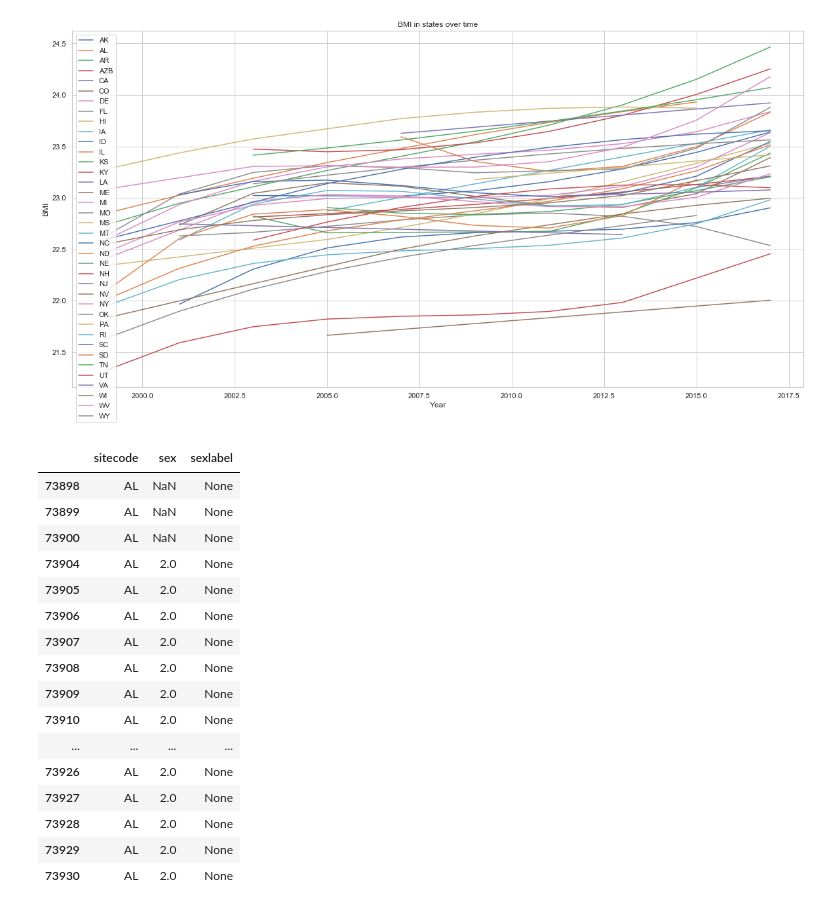
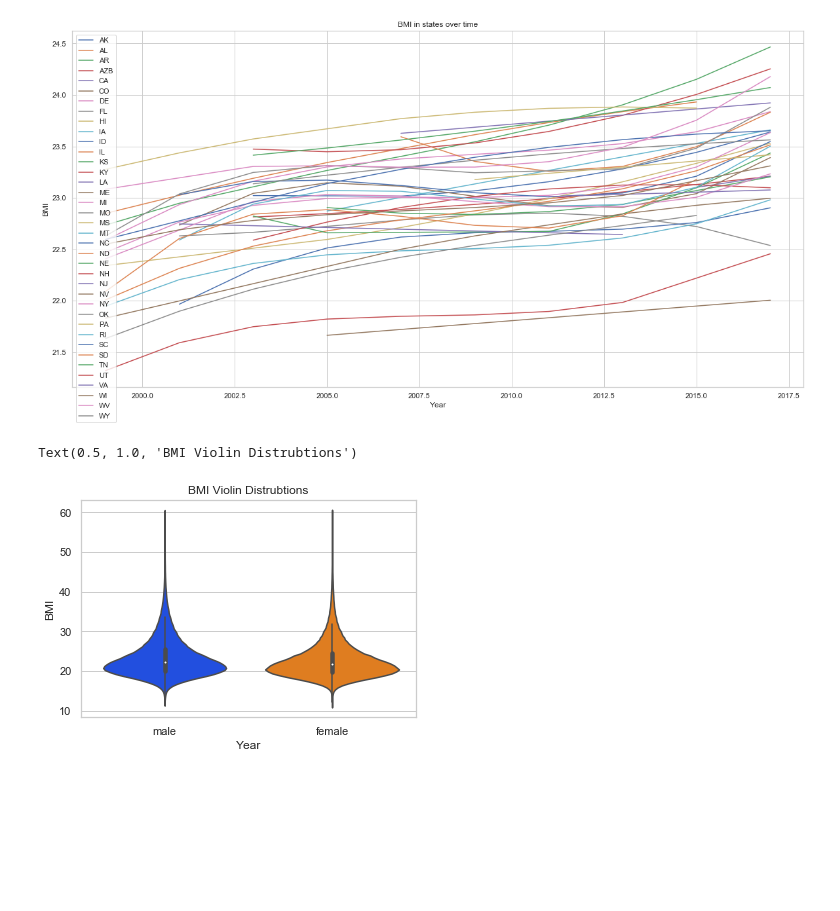
Before and after one commit to Wonghopper/Wonghopper.github.io, a Jupyter notebook: final.ipynb, the cells around one changed output. Drawn from its saved outputs; the diff is of its cells as text; code cells hidden in the pictures; blank space fills up the shorter version.

```diff
--- a/final.ipynb
+++ b/final.ipynb
@@ -24,0 +48,14 @@ dataset.head()
+# %%
+# Testing upon sex demographic
+dataset["sexlabel"] = dataset["sex"]
+
+# Label as male or female for visibility for x-axis readability
+def sexlabeling(x):
+        if x == 1.0:
+            return "female"
+        elif x == 2.0:
+            return "male"
+        else:
+            return np.nan
+
+dataset["sexlabel"] = dataset["sexlabel"].map(sexlabeling)
@@ -94,36 +134,17 @@ plt.legend(loc="upper left")
 plt.show()
 # %% [output]
 [figure]
-# %%
-# Relation to gender
-dataset["sexlabel"] = dataset["sex"]
-
-def sexlabeling(x):
-        if x == 1.0:
-            "female"
-        elif x == 2.0:
-            "male"
-        else:
-            "oh cheez"
-
-dataset["sexlabel"] = dataset["sexlabel"].apply(sexlabeling)
-
-dataset.head(30)[["sitecode", "sex", "sexlabel"]]
-# %% [output]
-|  | sitecode | sex | sexlabel |
-| 73898 | AL | NaN | None |
-| 73899 | AL | NaN | None |
-| 73900 | AL | NaN | None |
-| 73904 | AL | 2.0 | None |
-| 73905 | AL | 2.0 | None |
-| 73906 | AL | 2.0 | None |
-| 73907 | AL | 2.0 | None |
-| 73908 | AL | 2.0 | None |
-| 73909 | AL | 2.0 | None |
-| 73910 | AL | 2.0 | None |
-| ... | ... | ... | ... |
-| 73926 | AL | 2.0 | None |
-| 73927 | AL | 2.0 | None |
-| 73928 | AL | 2.0 | None |
-| 73929 | AL | 2.0 | None |
-| 73930 | AL | 2.0 | None |
+# %%
+# Set the style
+sns.set(style="whitegrid")
+
+# Plot Sex vs BMI
+ax = sns.violinplot(x="sexlabel", y="bmi", data=dataset, palette="bright")
+
+# Improve look and Labeling
+plt.xlabel("Sex")
+plt.ylabel("BMI")
+plt.title("BMI Distributions between the Sexes")
+# %% [output]
+Text(0.5, 1.0, 'BMI Violin Distrubtions')
+[figure, added]
```
Also changed, not shown: parts of 10 cells of this notebook.
